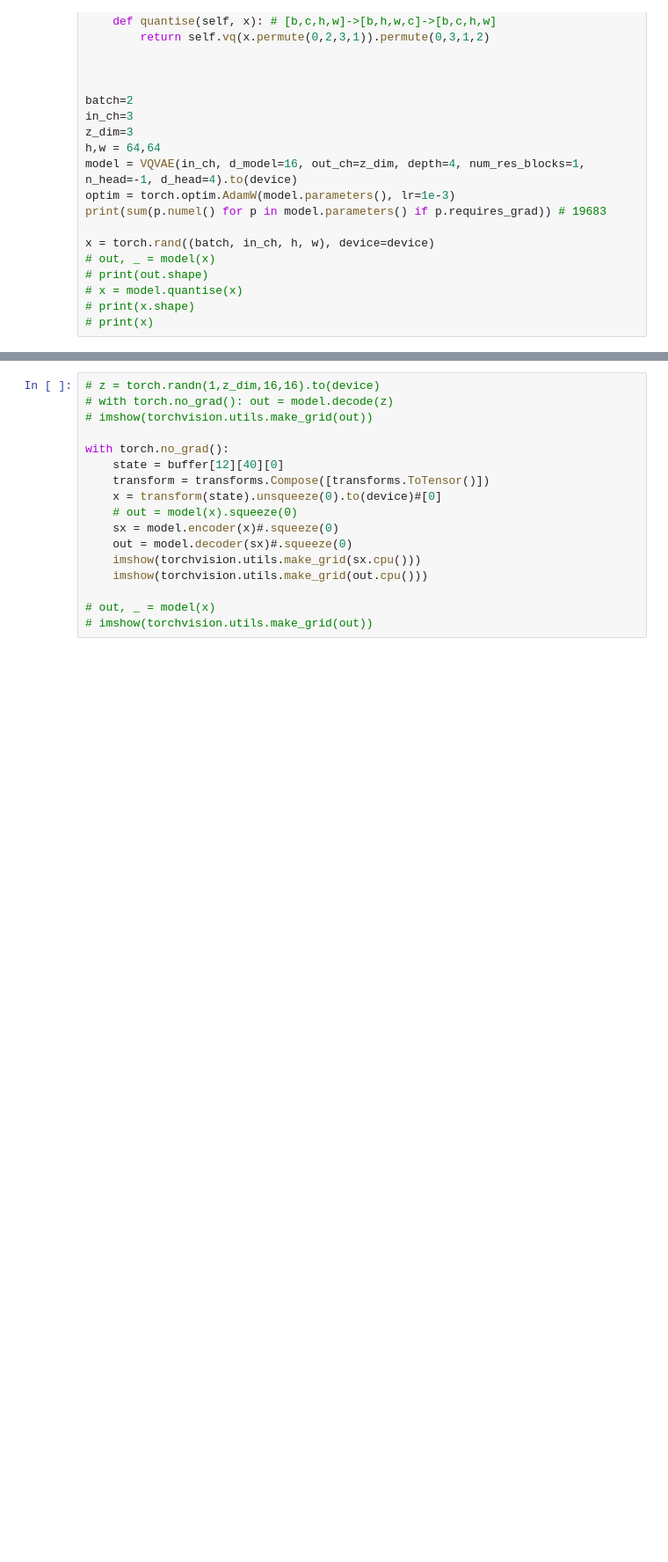
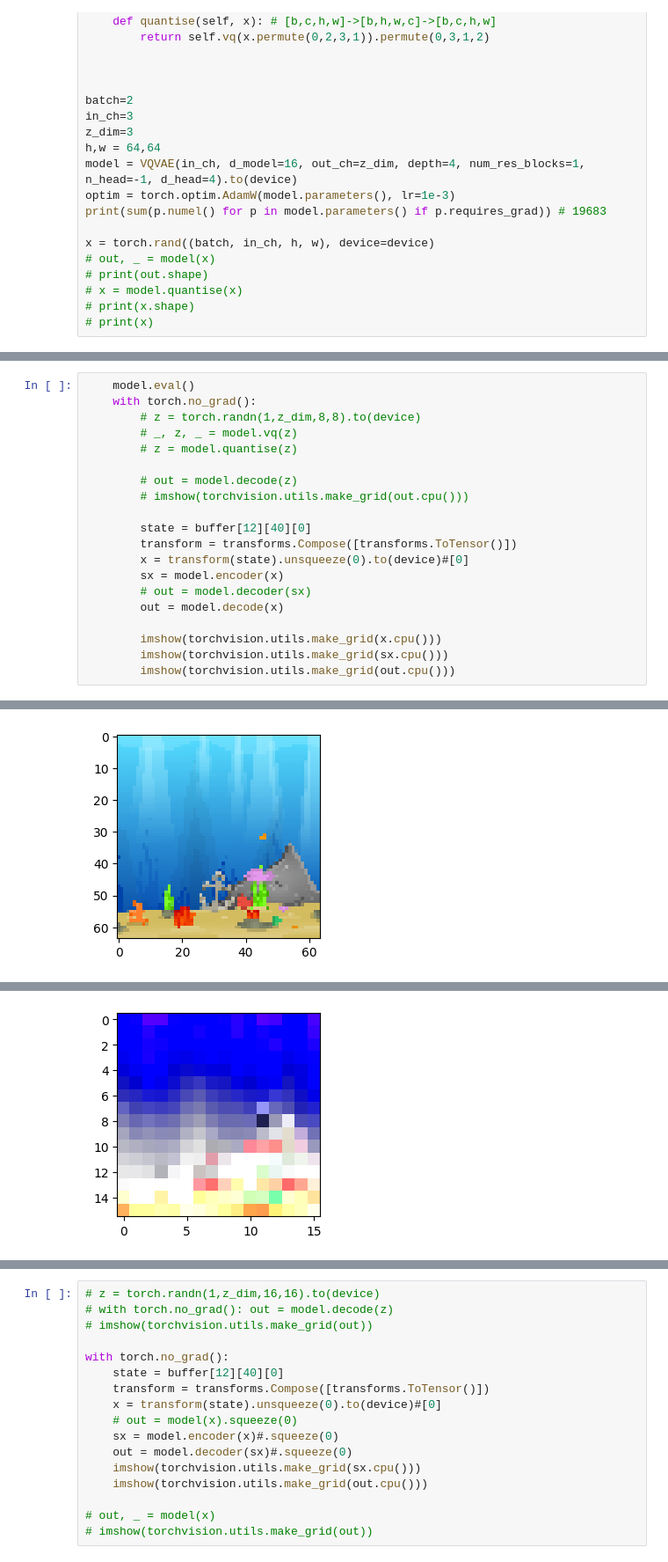
Before and after one commit to eisbetterthanpi/MaskGIT, a Jupyter notebook: MaskGIT.ipynb, the cells around one changed output, grey strips where cells are left out. Shown at 88% size. Cells and saved outputs as stored; diff of their text form; blank space fills up the shorter version.

```diff
--- a/MaskGIT.ipynb
+++ b/MaskGIT.ipynb
@@ -910,0 +880,21 @@ View run at https://wandb.ai/bobdole/vqvae/runs/qoa2y9ze
+# %%
+    model.eval()
+    with torch.no_grad():
+        # z = torch.randn(1,z_dim,8,8).to(device)
+        # _, z, _ = model.vq(z)
+        # z = model.quantise(z)
+
+        # out = model.decode(z)
+        # imshow(torchvision.utils.make_grid(out.cpu()))
+
+        state = buffer[12][40][0]
+        transform = transforms.Compose([transforms.ToTensor()])
+        x = transform(state).unsqueeze(0).to(device)#[0]
+        sx = model.encoder(x)
+        # out = model.decoder(sx)
+        out = model.decode(x)
+
+        imshow(torchvision.utils.make_grid(x.cpu()))
+        imshow(torchvision.utils.make_grid(sx.cpu()))
+        imshow(torchvision.utils.make_grid(out.cpu()))
+# %% [output]
@@ -910,0 +918 @@ View run at https://wandb.ai/bobdole/vqvae/runs/qoa2y9ze
+[figure, added]
@@ -910,0 +920 @@ View run at https://wandb.ai/bobdole/vqvae/runs/qoa2y9ze
+[figure, added]
```
Also changed, not shown: parts of 17 cells of this notebook.
